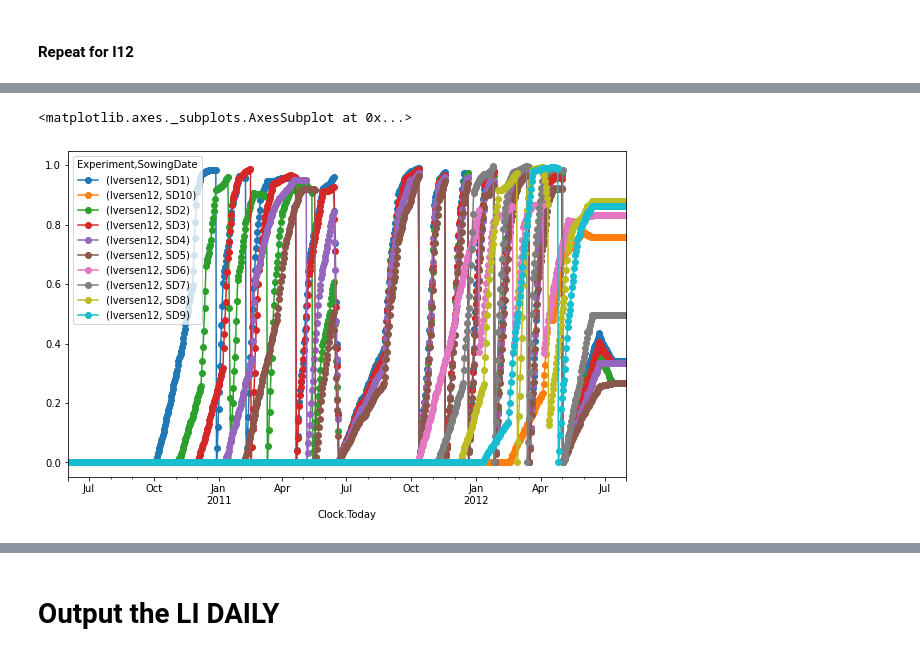
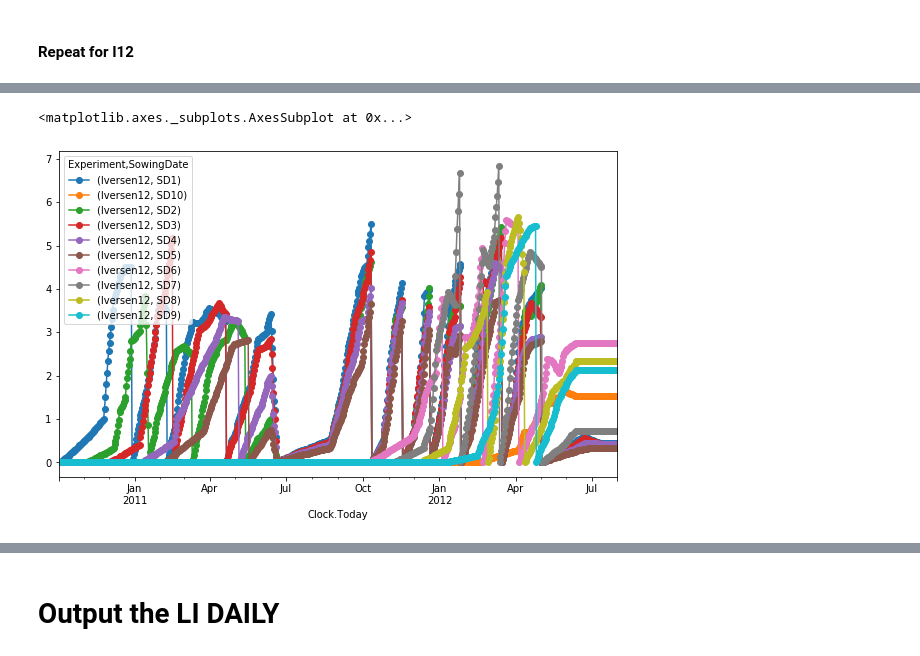
Before and after one commit to frank0434/Master, a Jupyter notebook: 02scripts/notebooks/SetUpLAIForSlurp.ipynb, the cells around one changed output, grey strips where cells are left out. Drawn from its saved outputs; the diff is of its cells as text; code cells hidden in the pictures.

Commit message:
Cover and LAI interpolation from thermal time redo

```diff
--- a/02scripts/notebooks/SetUpLAIForSlurp.ipynb
+++ b/02scripts/notebooks/SetUpLAIForSlurp.ipynb
@@ -478,9 +296,10 @@ plt.savefig('../../05figures/StartJune_AD.png', dpi = 300, bbox_inches = 'tight'
 # %% [markdown]
 #### Repeat for I12
 # %%
-LII12 = LI.filter(regex = 'Ive')
+LAII12 = LAI.filter(regex = 'Ive')
 
-TTAccumI12 = met.loc[met['Experiment'] == 'Iversen12', 'mean'].cumsum()
+TTAccumI12 = met.loc[(met['Experiment'] == 'Iversen12')
+                      & (met.index > '2010-10-01'), 'mean'].cumsum()
 TTAccumI12.index = pd.to_datetime(TTAccumI12.index)
-LIDailyI12 = LII12.reindex(TTAccumI12.index)  #Reindex coverdata frame to daily values
-LIDailyI12.loc[:,'AccumTT'] = TTAccumI12
+LAIDailyI12 = LAII12.reindex(TTAccumI12.index)  #Reindex coverdata frame to daily values
+LAIDailyI12.loc[:,'AccumTT'] = TTAccumI12
@@ -511,25 +310,25 @@ for sd in sowingdates.index:
     # A slicer
     idx = pd.IndexSlice
     # Replace the row values with 0s
-    LIDailyI12.loc[LIDailyI12.index <= date0, idx[:,sd]] = float(0.001)
+    LAIDailyI12.loc[LAIDailyI12.index <= date0, idx[:,sd]] = float(0.001)
     # Verification
-    df = LIDailyI12.loc[LIDailyI12.index == date0, idx[:,sd]]
-    print('\r')
-    print(date0)
-    print(df)
+    df = LAIDailyI12.loc[LAIDailyI12.index == date0, idx[:,sd]]
+#     print('\r')
+#     print(date0)
+#     print(df)
 # %%
-# Interpolate LI daily value by thermal time
-for p in LIDailyI12.columns:
-    Obs = LIDailyI12.loc[:,p].dropna()
-    LIDailyI12.loc[:,p] = np.interp(LIDailyI12.AccumTT,
-                                   LIDailyI12.loc[Obs.index,'AccumTT'],Obs)
+# Interpolate LAI daily value by thermal time
+for p in LAIDailyI12.columns:
+    Obs = LAIDailyI12.loc[:,p].dropna()
+    LAIDailyI12.loc[:,p] = np.interp(LAIDailyI12.AccumTT,
+                                   LAIDailyI12.loc[Obs.index,'AccumTT'],Obs)
 # %%
-LIGroupedMeanI12Forced = LIDailyI12.groupby(axis=1, level=['Experiment', 'SowingDate']).mean()
+LAIGroupedMeanI12Forced = LAIDailyI12.groupby(axis=1, level=['Experiment', 'SowingDate']).mean()
 # %%
 # Graph to check the data
-LIGroupedMeanI12Forced.loc[:,
-                           [X for X in LIGroupedMeanI12Forced.columns \
+LAIGroupedMeanI12Forced.loc[:,
+                           [X for X in LAIGroupedMeanI12Forced.columns \
                             if X != (   'AccumTT',     '')]].plot(figsize=(10, 6),style='o-')
 # %% [output]
 <matplotlib.axes._subplots.AxesSubplot at 0x...>
-[figure, old version]
+[figure, new version]
```
Also changed, not shown: parts of 62 cells of this notebook, 1 other file.
